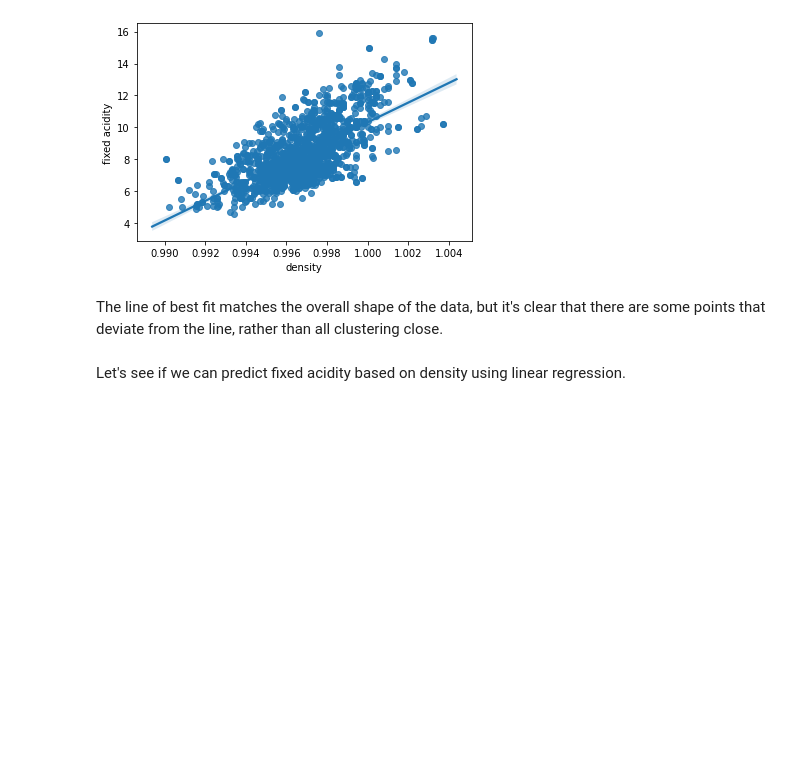
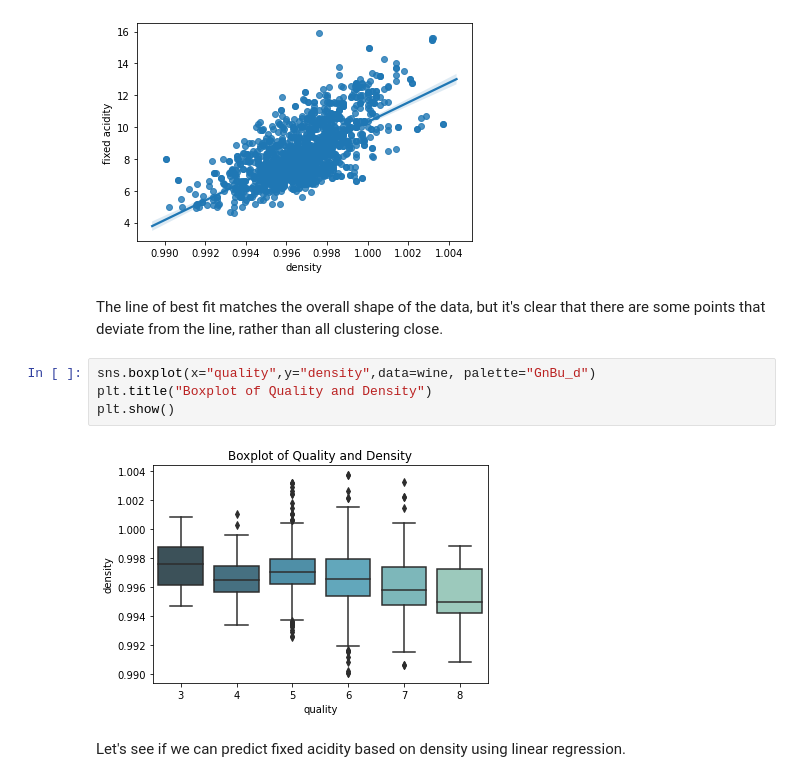
Before and after one commit to asaadkhattab/RedWineQuality, a Jupyter notebook: RedWineLR.ipynb, the cells around one changed output. Drawn from its saved outputs; the diff is of its cells as text; blank space fills up the shorter version.

```diff
--- a/RedWineLR.ipynb
+++ b/RedWineLR.ipynb
@@ -257,6 +258,12 @@ sns.regplot(x='density', y='fixed acidity', data=wine)
 [figure]
 # %% [markdown]
 The line of best fit matches the overall shape of the data, but it's clear that there are some points that deviate from the line, rather than all clustering close.
+# %%
+sns.boxplot(x="quality",y="density",data=wine, palette="GnBu_d")
+plt.title("Boxplot of Quality and Density")
+plt.show()
+# %% [output]
+[figure, added]
 # %% [markdown]
 Let's see if we can predict fixed acidity based on density using linear regression.
 # %% [markdown]
```
Also changed, not shown: parts of 7 cells of this notebook.
